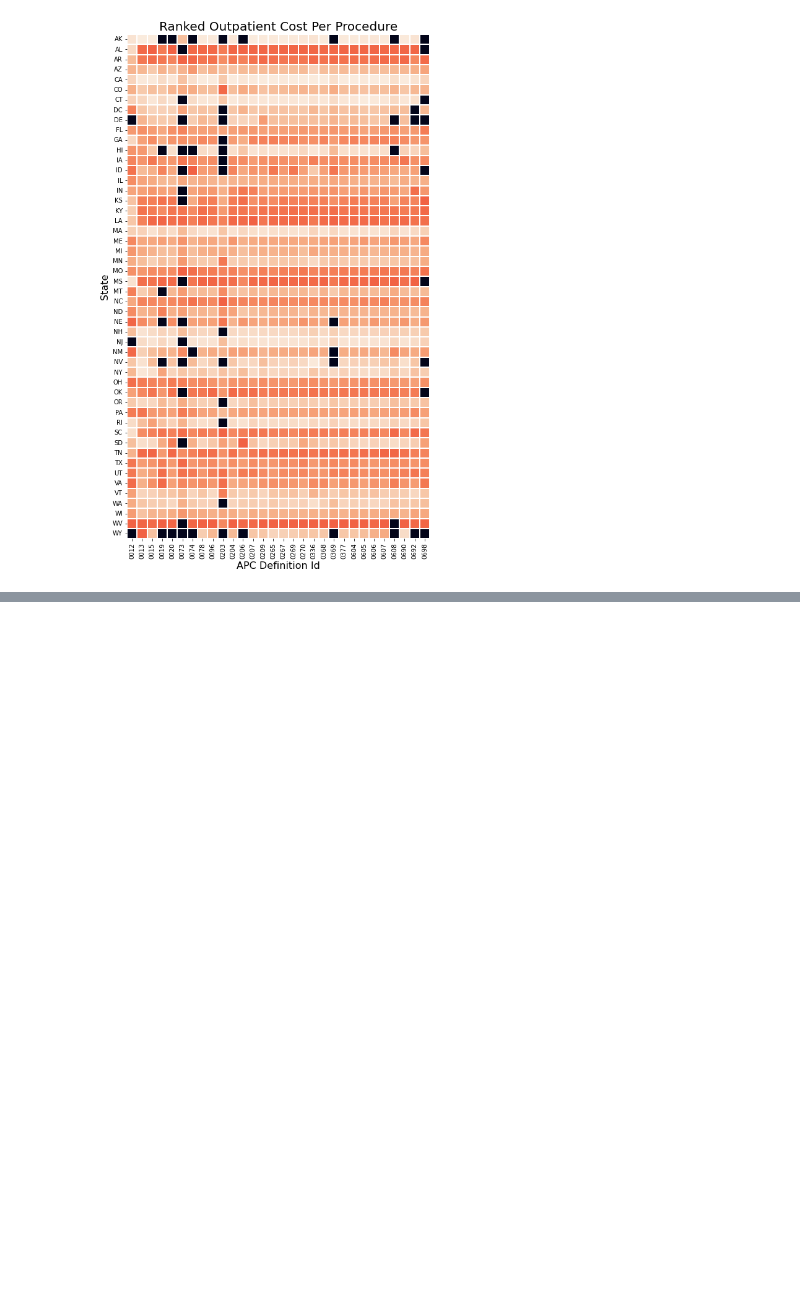
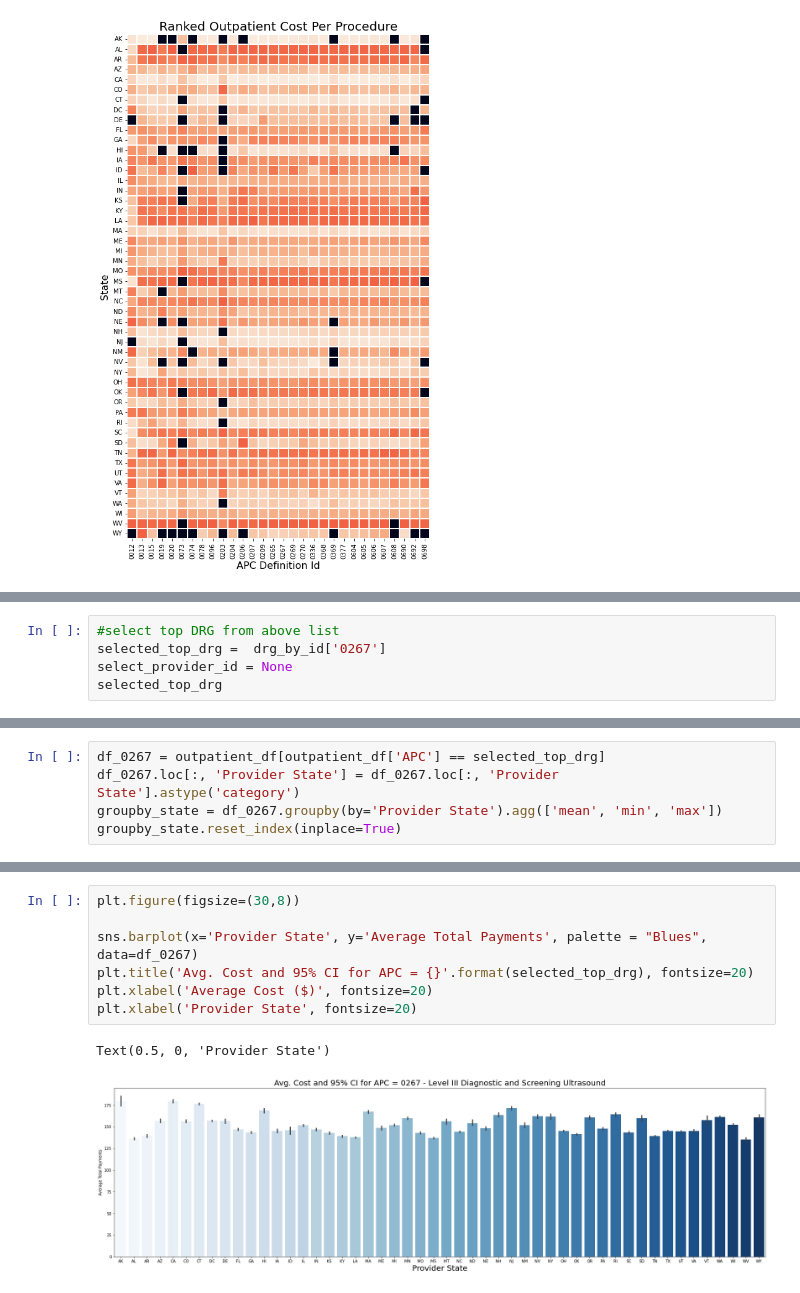
Before and after one commit to blueming-camelia/CIS6397_Project, a Jupyter notebook: outpatientData.ipynb, the cells around one changed output, grey strips where cells are left out. Saved outputs shown, nothing was run; the diff lists cells and outputs as text; blank space fills up the shorter version.

```diff
--- a/outpatientData.ipynb
+++ b/outpatientData.ipynb
@@ -211,0 +227,5 @@ plt.show()
+# %%
+#select top DRG from above list
+selected_top_drg =  drg_by_id['0267']
+select_provider_id = None
+selected_top_drg
@@ -211,0 +234,5 @@ plt.show()
+# %%
+df_0267 = outpatient_df[outpatient_df['APC'] == selected_top_drg]
+df_0267.loc[:, 'Provider State'] = df_0267.loc[:, 'Provider State'].astype('category')
+groupby_state = df_0267.groupby(by='Provider State').agg(['mean', 'min', 'max'])
+groupby_state.reset_index(inplace=True)
@@ -211,0 +250,10 @@ plt.show()
+# %%
+plt.figure(figsize=(30,8))
+
+sns.barplot(x='Provider State', y='Average Total Payments', palette = "Blues", data=df_0267)
+plt.title('Avg. Cost and 95% CI for APC = {}'.format(selected_top_drg), fontsize=20)
+plt.xlabel('Average Cost ($)', fontsize=20)
+plt.xlabel('Provider State', fontsize=20)
+# %% [output]
+Text(0.5, 0, 'Provider State')
+[figure, added]
```
Also changed, not shown: parts of 9 cells of this notebook, 1 other file.
